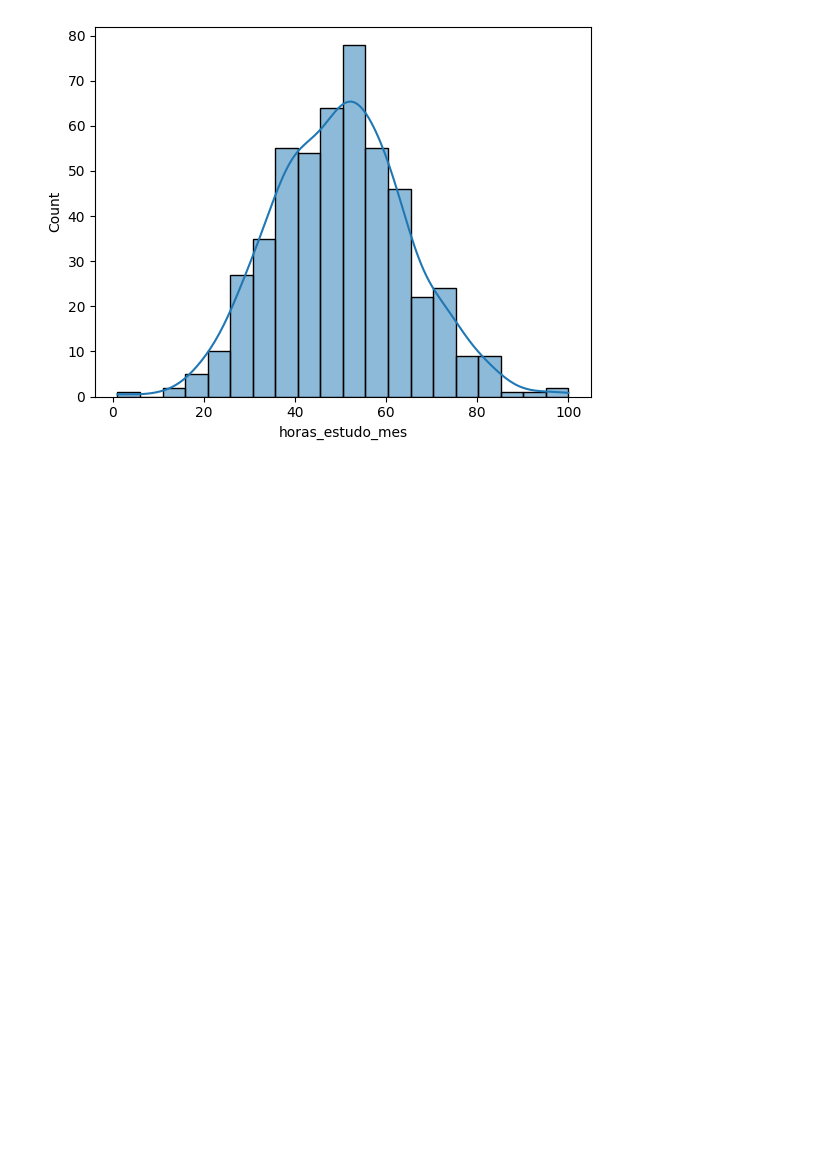
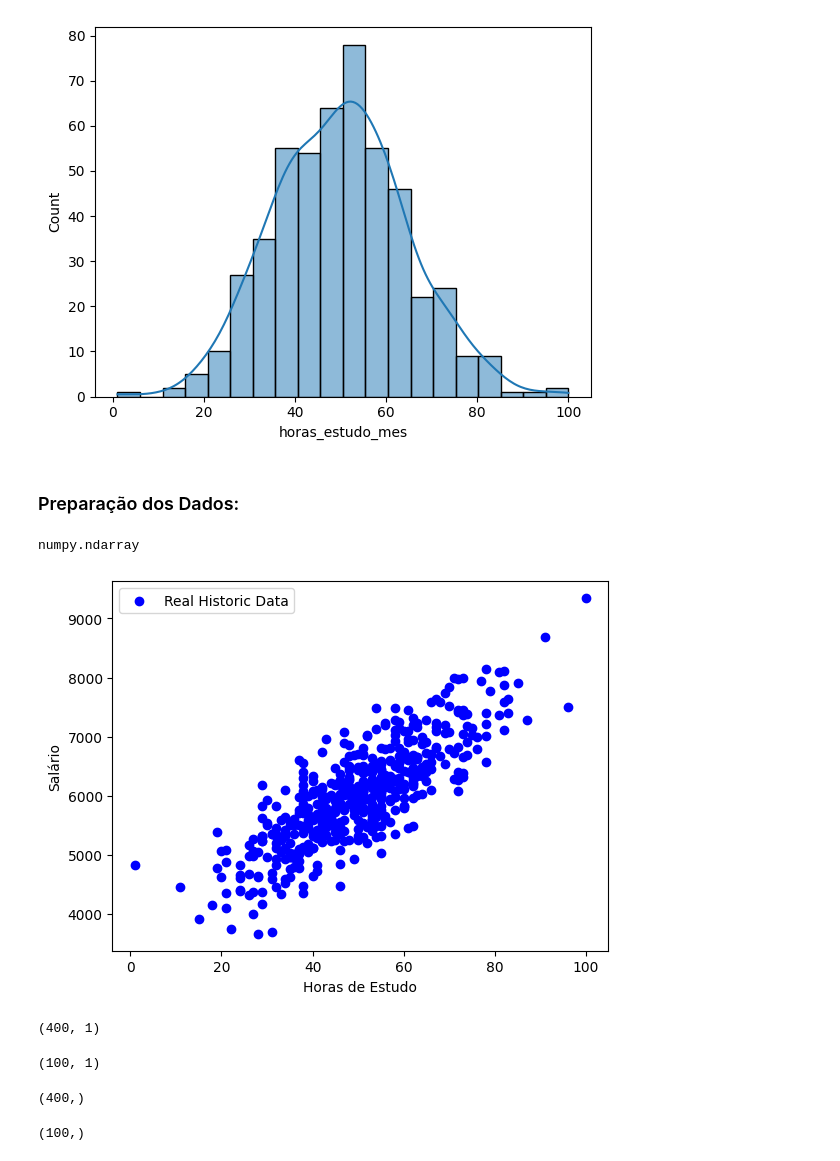
Before and after one commit to SamuelMends/datascience_fundamentals, a Jupyter notebook: scikitlearn.ipynb, the cells around one changed output. Saved outputs shown, nothing was run; the diff lists cells and outputs as text; code cells hidden in the pictures; blank space fills up the shorter version.

```diff
--- a/scikitlearn.ipynb
+++ b/scikitlearn.ipynb
@@ -88,3 +88,26 @@ sns.histplot(data = dataset, x = 'horas_estudo_mes', kde = True)
 # %% [output]
 <Axes: xlabel='horas_estudo_mes', ylabel='Count'>
 [figure]
+# %% [markdown]
+### Preparação dos Dados:
+# %%
+# Prepara a variável de entrada X
+X = np.array(dataset['horas_estudo_mes'])
+# %%
+type(X)
+# %% [output]
+numpy.ndarray
+# %%
+# Ajusta o shape de X
+X = X.reshape(-1, 1)
+# %%
+y = dataset['salario']
+# %%
+# Gráfico de disperção entre X e Y
+plt.scatter(X, y, color = "blue", label = 'Real Historic Data')
+plt.xlabel('Horas de Estudo')
+plt.ylabel('Salário')
+plt.legend()
+plt.show()
+# %% [output]
+[figure, added]
@@ -90,0 +117,16 @@ sns.histplot(data = dataset, x = 'horas_estudo_mes', kde = True)
+# %%
+X_treino.shape
+# %% [output]
+(400, 1)
+# %%
+X_teste.shape
+# %% [output]
+(100, 1)
+# %%
+y_treino.shape
+# %% [output]
+(400,)
+# %%
+y_teste.shape
+# %% [output]
+(100,)
```
Also changed, not shown: parts of 1 cell of this notebook.
